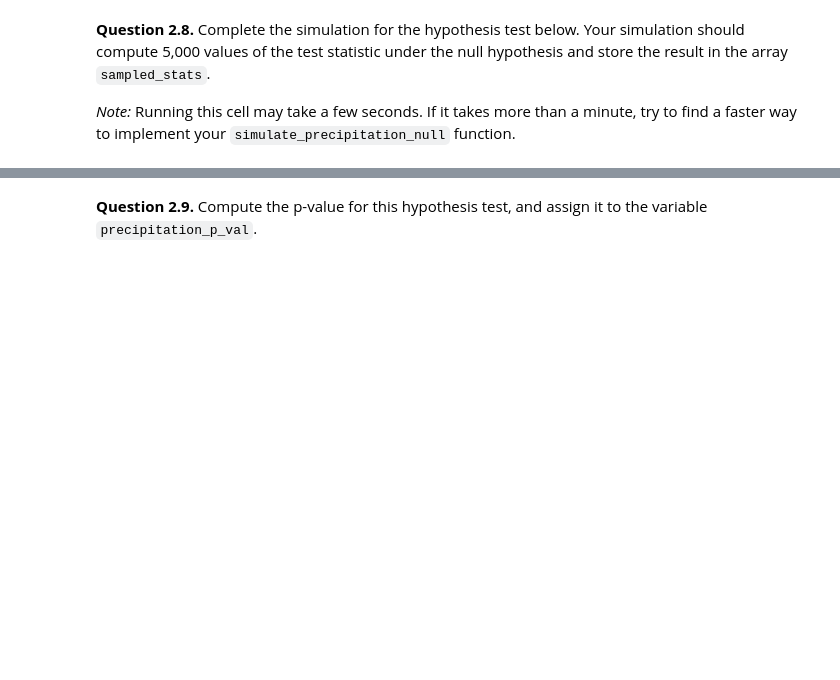
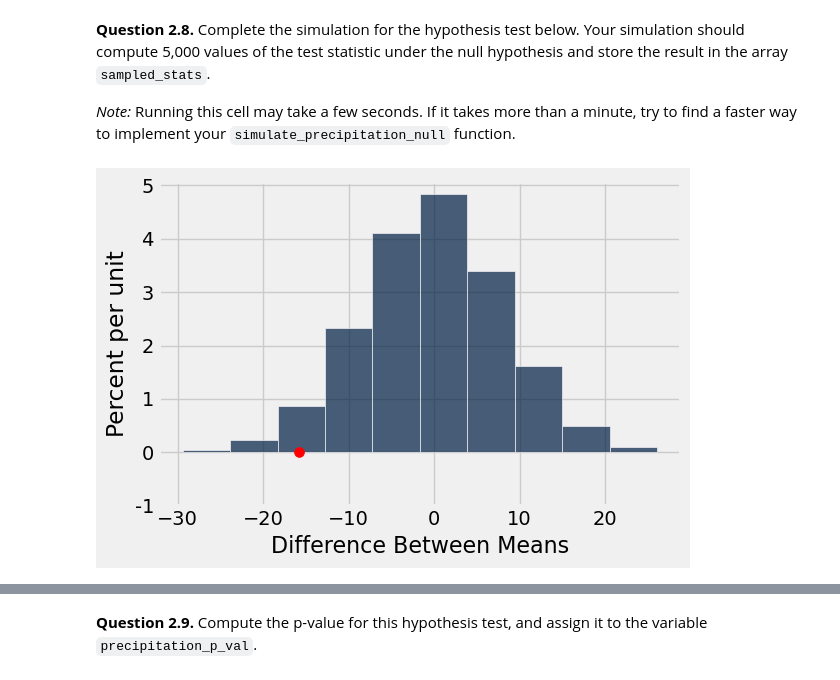
Before and after one commit to mohd-mb2205153/data-science-project, a Jupyter notebook: CMPS360-S25-ProjPartA/project.ipynb, the cells around one changed output, grey strips where cells are left out. Saved outputs shown, nothing was run; the diff lists cells and outputs as text; code cells hidden in the pictures; blank space fills up the shorter version.

```diff
--- a/CMPS360-S25-ProjPartA/project.ipynb
+++ b/CMPS360-S25-ProjPartA/project.ipynb
@@ -687,7 +694,27 @@ First, complete the function `test_statistic`. It should take in a two-column ta
 Then, use the function you define to assign `observed_statistic` to the observed test statistic.
 # %%
 def test_statistic(t):
-    ...
+    dr = t.where('Label','drought')
+    count_dr = dr.num_rows
+    total_dr  = dr.group('Label', sum).column('Precipitation sum')[0]
 
-observed_statistic = ...
+    avg_drought = total_dr/count_dr
+
+    ot = t.where('Label', 'other')
+    count_ot = ot.num_rows
+    total_ot  = ot.group('Label', sum).column('Precipitation sum')[0]
+
+    avg_ot = total_ot/count_ot
+
+    return avg_drought - avg_ot
+
+observed_statistic = test_statistic(drought)
 observed_statistic
+
+
+# To be removed later
+# ot = drought.where('Label', 'other')
+# count_ot = ot.num_rows
+# total_ot  = ot.group('Label', sum).column('Precipitation sum')[0]
+
+# total_ot/count_ot
@@ -701,7 +732,9 @@ Now that we have defined our hypotheses and test statistic, we are ready to cond
 *Hint*: Using `t.with_column(...)` with a column name that already exists in a table `t` will replace that column with the newly specified values.
 # %%
 def simulate_precipitation_null():
-    ...
-
+    shuffled_label = drought.sample(with_replacement=False).column('Label')
+    shuffled_table = drought.drop('Label')
+    shuffled_table = shuffled_table.with_column('Label', shuffled_label)
+    return test_statistic(shuffled_table)
 # Run your function a couple times to make sure that it works
 simulate_precipitation_null()
@@ -712,13 +749,17 @@ grader.check("q2_7")
 
 *Note:* Running this cell may take a few seconds. If it takes more than a minute, try to find a faster way to implement your `simulate_precipitation_null` function.
 # %%
-sampled_stats = ...
+sampled_stats = make_array()
 
-...
+for i in np.arange(5000):
+    sampled_stats = np.append(sampled_stats, simulate_precipitation_null())
 
 # Do not change these lines
 Table().with_column('Difference Between Means', sampled_stats).hist()
 plt.scatter(observed_statistic, 0, c="r", s=50);
 plt.ylim(-0.01);
+plt.show();
+# %% [output]
+[figure, added]
 # %%
 grader.check("q2_8")
```
Also changed, not shown: parts of 12 cells of this notebook, 2 other files.
